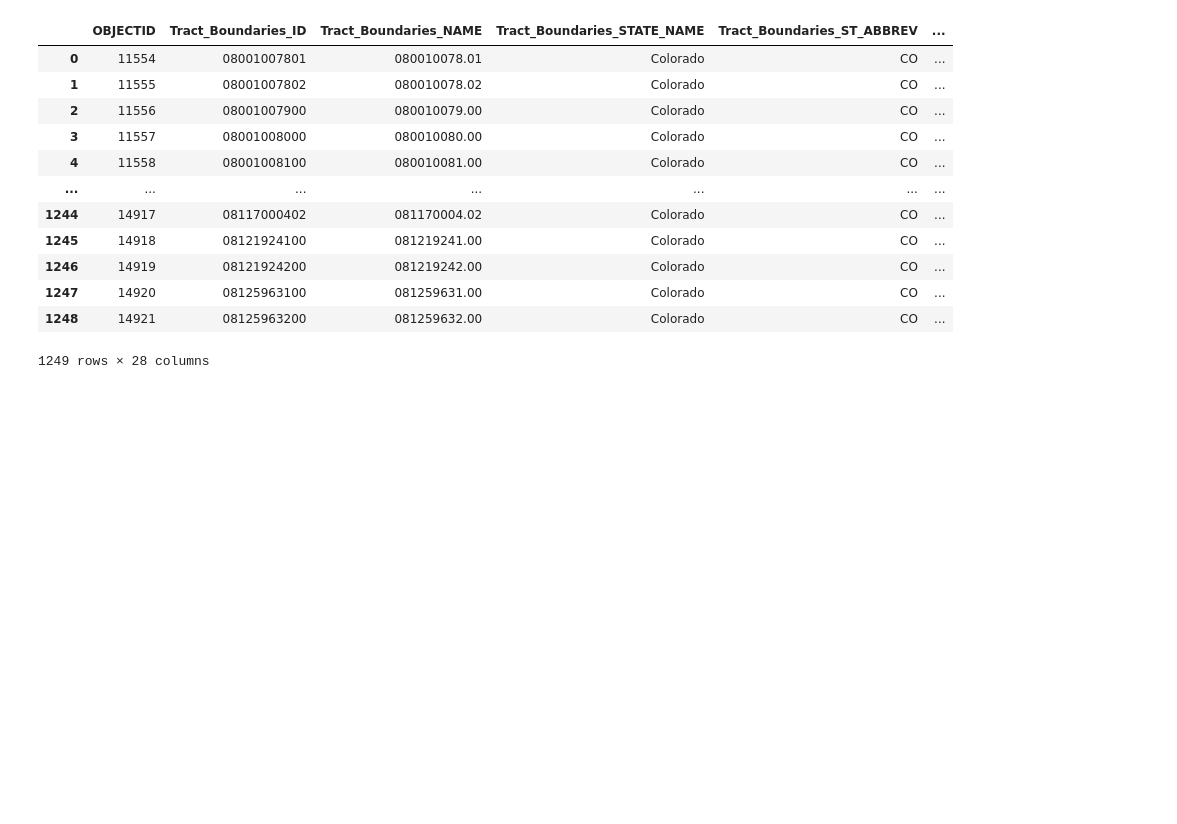
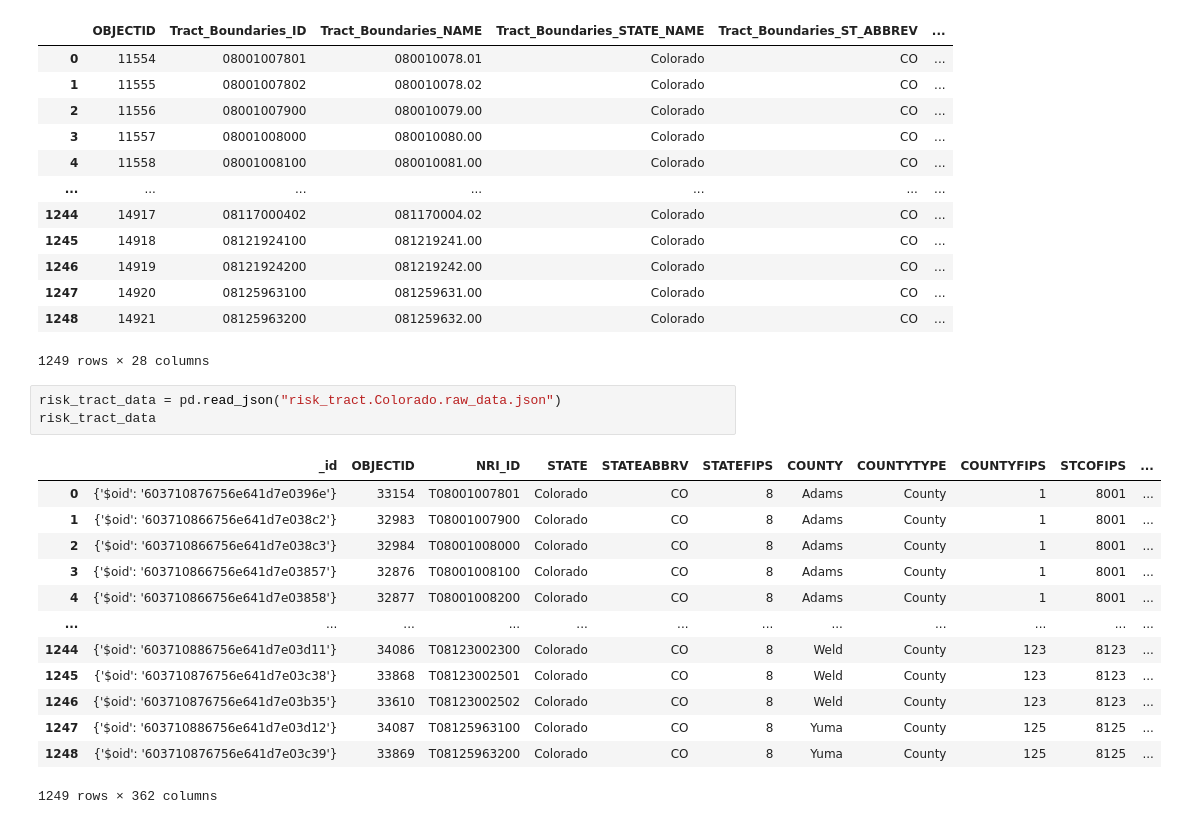
Before and after one commit to TrevorsGroupProjects/cs455-term, a Jupyter notebook: SocialTractDataAnalysis.ipynb, the cells around one changed output. Cells and saved outputs as stored; diff of their text form; blank space fills up the shorter version.

```diff
--- a/SocialTractDataAnalysis.ipynb
+++ b/SocialTractDataAnalysis.ipynb
@@ -75,3 +76,20 @@ data_df
 | 1247 | 14920 | 08125963100 | 081259631.00 | Colorado | CO | ... |
 | 1248 | 14921 | 08125963200 | 081259632.00 | Colorado | CO | ... |
 1249 rows × 28 columns
+# %%
+risk_tract_data = pd.read_json("risk_tract.Colorado.raw_data.json")
+risk_tract_data
+# %% [output]
+|  | _id | OBJECTID | NRI_ID | STATE | STATEABBRV | STATEFIPS | COUNTY | COUNTYTYPE | COUNTYFIPS | STCOFIPS | ... |
+| 0 | {'$oid': '603710876756e641d7e0396e'} | 33154 | T08001007801 | Colorado | CO | 8 | Adams | County | 1 | 8001 | ... |
+| 1 | {'$oid': '603710866756e641d7e038c2'} | 32983 | T08001007900 | Colorado | CO | 8 | Adams | County | 1 | 8001 | ... |
+| 2 | {'$oid': '603710866756e641d7e038c3'} | 32984 | T08001008000 | Colorado | CO | 8 | Adams | County | 1 | 8001 | ... |
+| 3 | {'$oid': '603710866756e641d7e03857'} | 32876 | T08001008100 | Colorado | CO | 8 | Adams | County | 1 | 8001 | ... |
+| 4 | {'$oid': '603710866756e641d7e03858'} | 32877 | T08001008200 | Colorado | CO | 8 | Adams | County | 1 | 8001 | ... |
+| ... | ... | ... | ... | ... | ... | ... | ... | ... | ... | ... | ... |
+| 1244 | {'$oid': '603710886756e641d7e03d11'} | 34086 | T08123002300 | Colorado | CO | 8 | Weld | County | 123 | 8123 | ... |
+| 1245 | {'$oid': '603710876756e641d7e03c38'} | 33868 | T08123002501 | Colorado | CO | 8 | Weld | County | 123 | 8123 | ... |
+| 1246 | {'$oid': '603710876756e641d7e03b35'} | 33610 | T08123002502 | Colorado | CO | 8 | Weld | County | 123 | 8123 | ... |
+| 1247 | {'$oid': '603710886756e641d7e03d12'} | 34087 | T08125963100 | Colorado | CO | 8 | Yuma | County | 125 | 8125 | ... |
+| 1248 | {'$oid': '603710876756e641d7e03c39'} | 33869 | T08125963200 | Colorado | CO | 8 | Yuma | County | 125 | 8125 | ... |
+1249 rows × 362 columns
```
Also changed, not shown: parts of 2 cells of this notebook, 2 other files.
